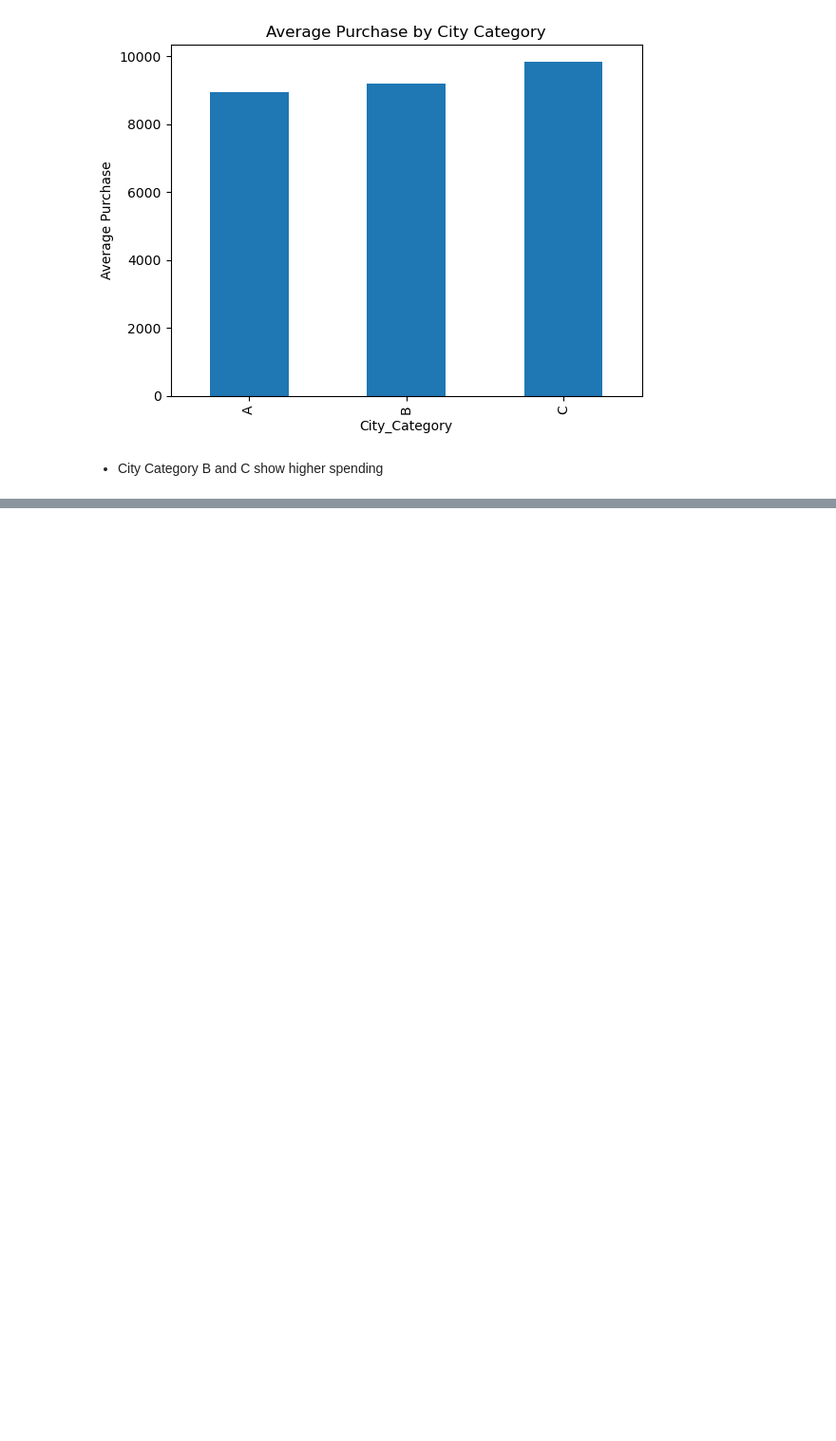
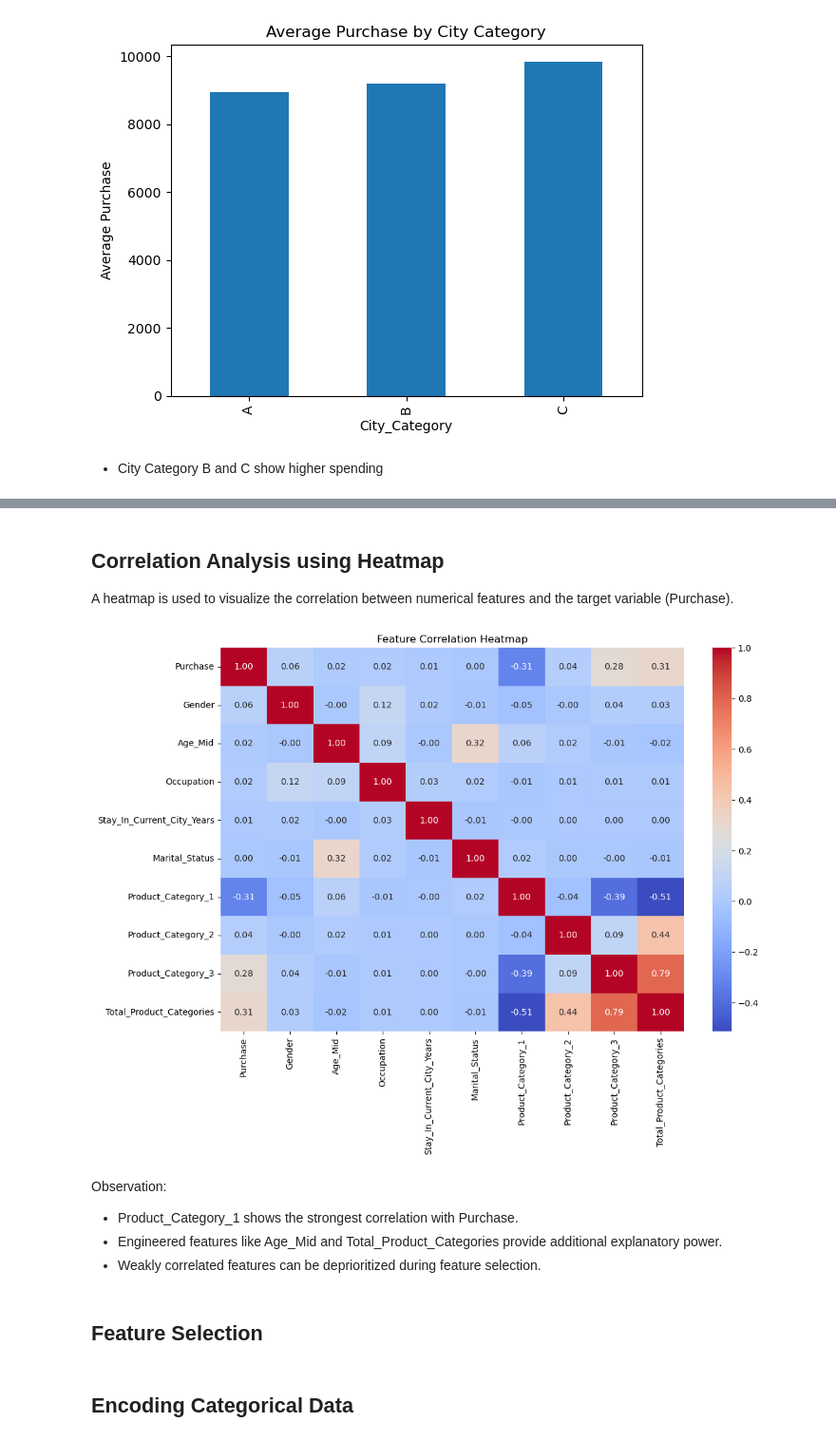
Before and after one commit to aashmanrai/black-friday-sale-analysis, a Jupyter notebook: Black-Friday.ipynb, the cells around one changed output, grey strips where cells are left out. Shown at 95% size. Drawn from its saved outputs; the diff is of its cells as text; code cells hidden in the pictures; blank space fills up the shorter version.

```diff
--- a/Black-Friday.ipynb
+++ b/Black-Friday.ipynb
@@ -256,0 +267,58 @@ plt.show()
+# %%
+# Convert Gender into numerical format
+df["Gender"] = df["Gender"].map({"M": 1, "F": 0})
+# %%
+# Marital_Status is already binary (0 = Unmarried, 1 = Married)
+df["Marital_Status"] = df["Marital_Status"].astype(int)
+# %%
+# Create new feature: total number of product categories purchased
+df["Total_Product_Categories"] = (
+    (df["Product_Category_1"] > 0).astype(int) +
+    (df["Product_Category_2"] > 0).astype(int) +
+    (df["Product_Category_3"] > 0).astype(int)
+)
+# %%
+# Convert Age ranges to numeric midpoint
+age_map = {
+    "0-17": 8, "18-25": 21, "26-35": 30,
+    "36-45": 40, "46-50": 48,
+    "51-55": 53, "55+": 60
+}
+
+df["Age_Mid"] = df["Age"].map(age_map)
+# %% [markdown]
+## Correlation Analysis using Heatmap
+
+A heatmap is used to visualize the correlation between numerical features
+and the target variable (Purchase).
+# %%
+plt.figure(figsize=(12, 8))
+
+corr_matrix = df[
+    [
+        "Purchase",
+        "Gender",
+        "Age_Mid",
+        "Occupation",
+        "Stay_In_Current_City_Years",
+        "Marital_Status",
+        "Product_Category_1",
+        "Product_Category_2",
+        "Product_Category_3",
+        "Total_Product_Categories"
+    ]
+].corr()
+
+sns.heatmap(corr_matrix, annot=True, cmap="coolwarm", fmt=".2f")
+plt.title("Feature Correlation Heatmap")
+plt.show()
+# %% [output]
+[figure, added]
+# %% [markdown]
+Observation:
+- Product_Category_1 shows the strongest correlation with Purchase.
+- Engineered features like Age_Mid and Total_Product_Categories
+  provide additional explanatory power.
+- Weakly correlated features can be deprioritized during feature selection.
+# %% [markdown]
+## Feature Selection
@@ -256,0 +331,2 @@ plt.show()
+# %% [markdown]
+## Encoding Categorical Data
```
Also changed, not shown: parts of 24 cells of this notebook.
